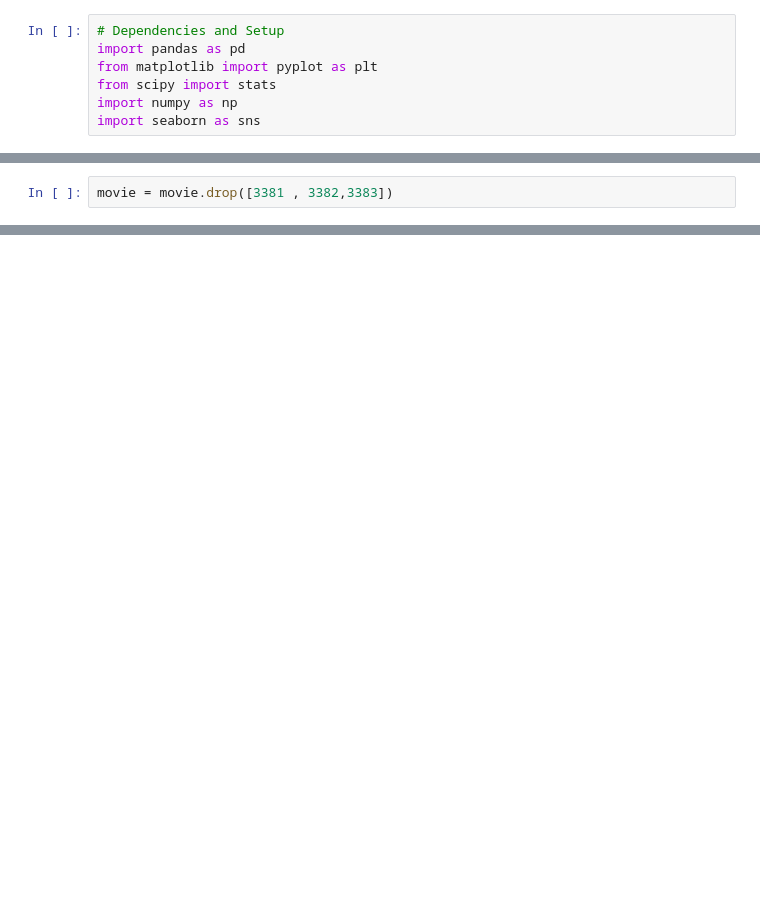
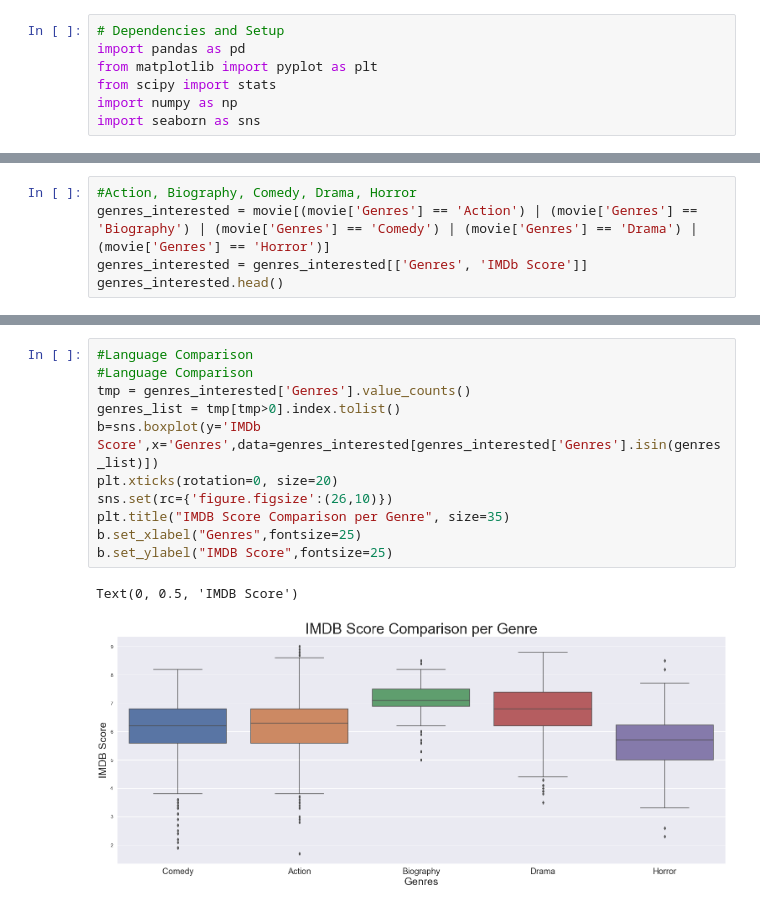
Before and after one commit to PedroSF88/SMU_Project_Group_1, a Jupyter notebook: analysis_kevin.ipynb, the cells around one changed output, grey strips where cells are left out. Cells and saved outputs as stored; diff of their text form; blank space fills up the shorter version.

```diff
--- a/analysis_kevin.ipynb
+++ b/analysis_kevin.ipynb
@@ -183,2 +197,0 @@ len(movie)
-# %%
-movie = movie.drop([3381 , 3382,3383])
@@ -257,0 +229,5 @@ group5 = movie[movie["Language"] == "Mandarin"]["IMDb Score"]
+# %%
+#Action, Biography, Comedy, Drama, Horror
+genres_interested = movie[(movie['Genres'] == 'Action') | (movie['Genres'] == 'Biography') | (movie['Genres'] == 'Comedy') | (movie['Genres'] == 'Drama') | (movie['Genres'] == 'Horror')]
+genres_interested = genres_interested[['Genres', 'IMDb Score']]
+genres_interested.head()
@@ -257,0 +241,14 @@ group5 = movie[movie["Language"] == "Mandarin"]["IMDb Score"]
+# %%
+#Language Comparison
+#Language Comparison
+tmp = genres_interested['Genres'].value_counts()
+genres_list = tmp[tmp>0].index.tolist()
+b=sns.boxplot(y='IMDb Score',x='Genres',data=genres_interested[genres_interested['Genres'].isin(genres_list)])
+plt.xticks(rotation=0, size=20)
+sns.set(rc={'figure.figsize':(26,10)})
+plt.title("IMDB Score Comparison per Genre", size=35)
+b.set_xlabel("Genres",fontsize=25)
+b.set_ylabel("IMDB Score",fontsize=25)
+# %% [output]
+Text(0, 0.5, 'IMDB Score')
+[figure, added]
```
Also changed, not shown: parts of 30 cells of this notebook.
